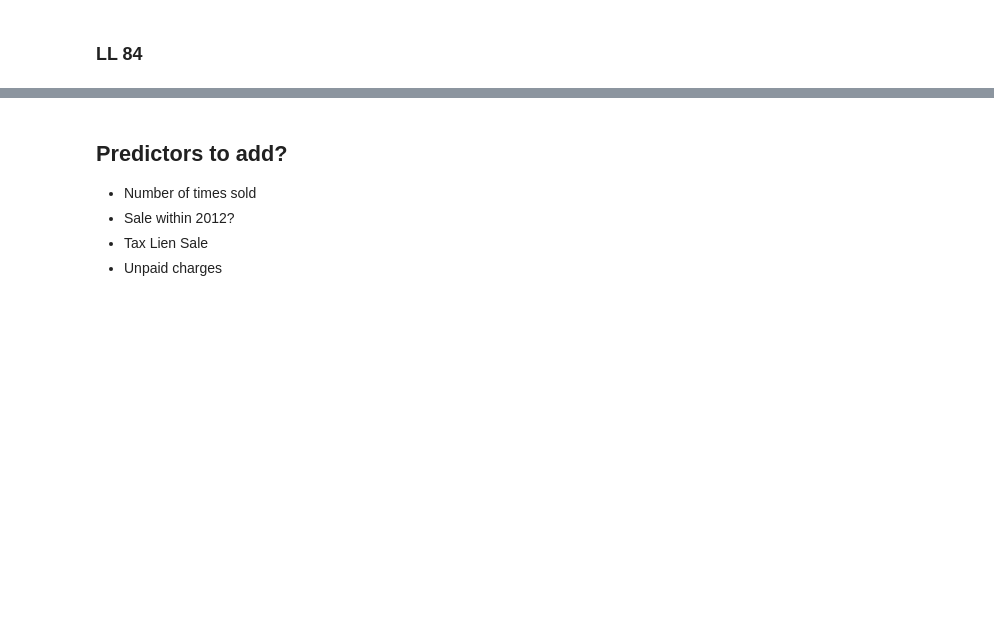
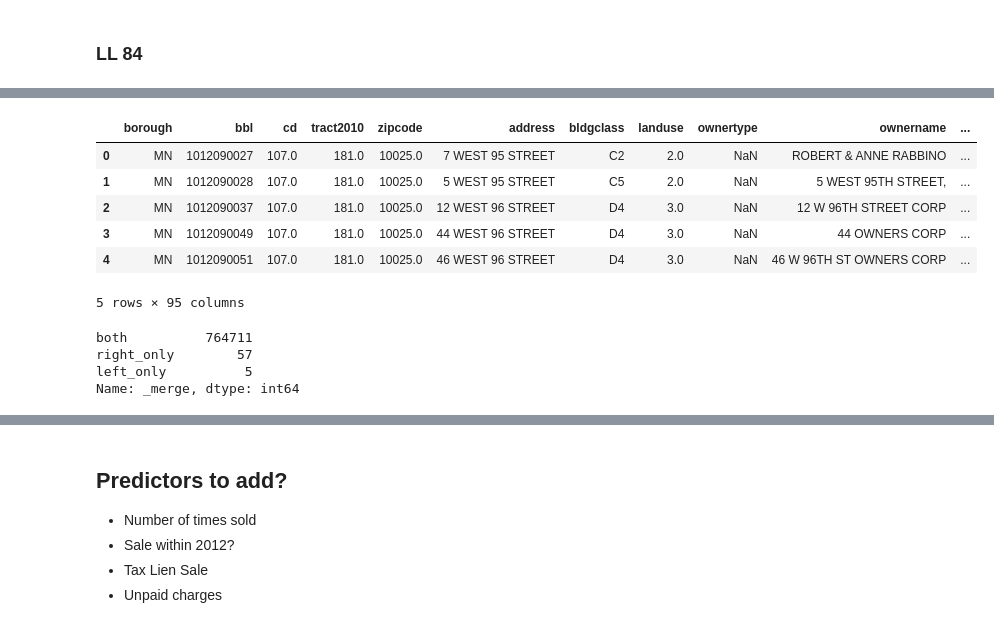
Before and after one commit to KaiElwood/machine-learning-final, a Jupyter notebook: code/01_merge_bbl.ipynb, the cells around one changed output, grey strips where cells are left out. Drawn from its saved outputs; the diff is of its cells as text; code cells hidden in the pictures; blank space fills up the shorter version.

```diff
--- a/code/01_merge_bbl.ipynb
+++ b/code/01_merge_bbl.ipynb
@@ -165,0 +316,18 @@ df_ll84.head()
+# %%
+acs['geofips_recode']= acs['geofips'].astype(str).str[2:]
+acs['geofips_recode']= np.select([acs['geofips_recode'].str[0:3] == '005',
+                                 acs['geofips_recode'].str[0:3] == '047',
+                                 acs['geofips_recode'].str[0:3] == '061',
+                                 acs['geofips_recode'].str[0:3] == '081',
+                                 acs['geofips_recode'].str[0:3] == '085'],
+                                ['2' + acs['geofips_recode'].str[3:],
+                                '3' + acs['geofips_recode'].str[3:],
+                                 '1' + acs['geofips_recode'].str[3:],
+                                 '4' + acs['geofips_recode'].str[3:],
+                                 '5' + acs['geofips_recode'].str[3:]])
+
+print(acs.loc[acs['geofips_recode'].str.len() < 7, 'geofips_recode'].head())
+acs.loc[acs['geofips_recode'].str.len() < 7, 'geofips_recode']= \
+acs.loc[acs['geofips_recode'].str.len() < 7, 'geofips_recode'].str.pad(width = 7, fillchar = "0", side = "right")
+
+acs[['geofips_recode', 'geofips']].head()
@@ -165,0 +342,21 @@ df_ll84.head()
+# %%
+df_ll84["boroct2010"]= df_ll84["boroct2010"].astype(str)
+# %%
+df_acs= pd.merge(df_ll84, acs, how = "outer", left_on =  "boroct2010", right_on = "geofips_recode", indicator = True)
+df_acs.head()
+# %% [output]
+|  | borough | bbl | cd | tract2010 | zipcode | address | bldgclass | landuse | ownertype | ownername | ... |
+| 0 | MN | 1012090027 | 107.0 | 181.0 | 10025.0 | 7 WEST 95 STREET | C2 | 2.0 | NaN | ROBERT & ANNE RABBINO | ... |
+| 1 | MN | 1012090028 | 107.0 | 181.0 | 10025.0 | 5 WEST 95 STREET | C5 | 2.0 | NaN | 5 WEST 95TH STREET, | ... |
+| 2 | MN | 1012090037 | 107.0 | 181.0 | 10025.0 | 12 WEST 96 STREET | D4 | 3.0 | NaN | 12 W 96TH STREET CORP | ... |
+| 3 | MN | 1012090049 | 107.0 | 181.0 | 10025.0 | 44 WEST 96 STREET | D4 | 3.0 | NaN | 44 OWNERS CORP | ... |
+| 4 | MN | 1012090051 | 107.0 | 181.0 | 10025.0 | 46 WEST 96 STREET | D4 | 3.0 | NaN | 46 W 96TH ST OWNERS CORP | ... |
+5 rows × 95 columns
+# %%
+print(df_acs["_merge"].value_counts())
+df_acs= df_acs.drop("_merge", axis = 1)
+# %% [output]
+both          764711
+right_only        57
+left_only          5
+Name: _merge, dtype: int64
```
Also changed, not shown: parts of 26 cells of this notebook, 4 other files.
